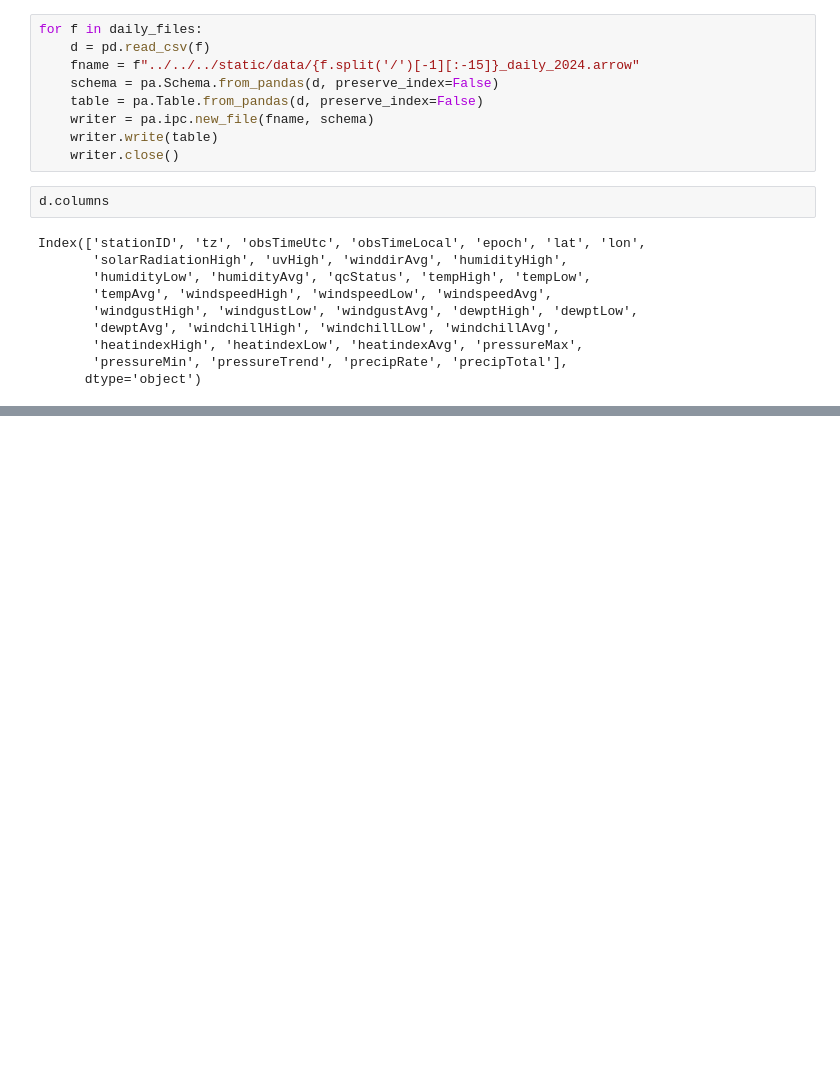
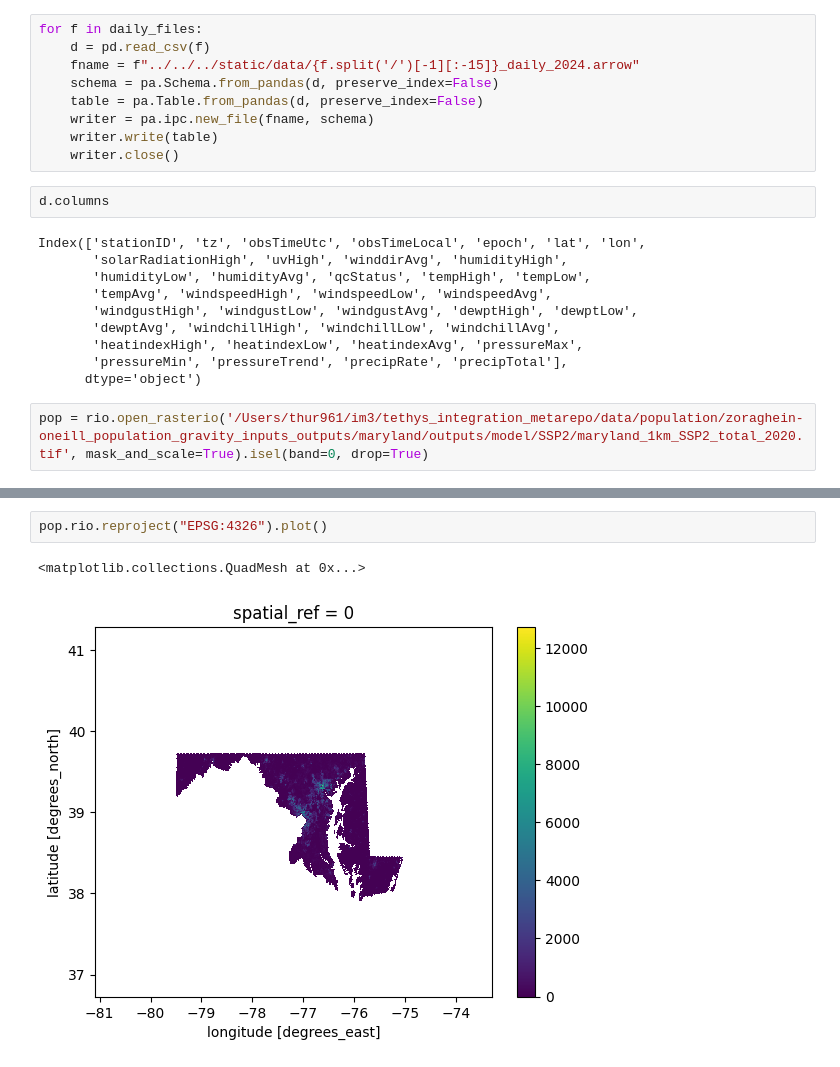
Before and after one commit to MSD-LIVE/bsec-dashboard, a Jupyter notebook: src/lib/data/transform.ipynb, the cells around one changed output, grey strips where cells are left out. Saved outputs shown, nothing was run; the diff lists cells and outputs as text; blank space fills up the shorter version.

```diff
--- a/src/lib/data/transform.ipynb
+++ b/src/lib/data/transform.ipynb
@@ -50,3 +52,5 @@ Index(['stationID', 'tz', 'obsTimeUtc', 'obsTimeLocal', 'epoch', 'lat', 'lon',
        'heatindexHigh', 'heatindexLow', 'heatindexAvg', 'pressureMax',
        'pressureMin', 'pressureTrend', 'precipRate', 'precipTotal'],
       dtype='object')
+# %%
+pop = rio.open_rasterio('/Users/thur961/im3/tethys_integration_metarepo/data/population/zoraghein-oneill_population_gravity_inputs_outputs/maryland/outputs/model/SSP2/maryland_1km_SSP2_total_2020.tif', mask_and_scale=True).isel(band=0, drop=True)
@@ -52,0 +68,5 @@ Index(['stationID', 'tz', 'obsTimeUtc', 'obsTimeLocal', 'epoch', 'lat', 'lon',
+# %%
+pop.rio.reproject("EPSG:4326").plot()
+# %% [output]
+<matplotlib.collections.QuadMesh at 0x...>
+[figure, added]
```
Also changed, not shown: parts of 7 cells of this notebook, 5 other files.
